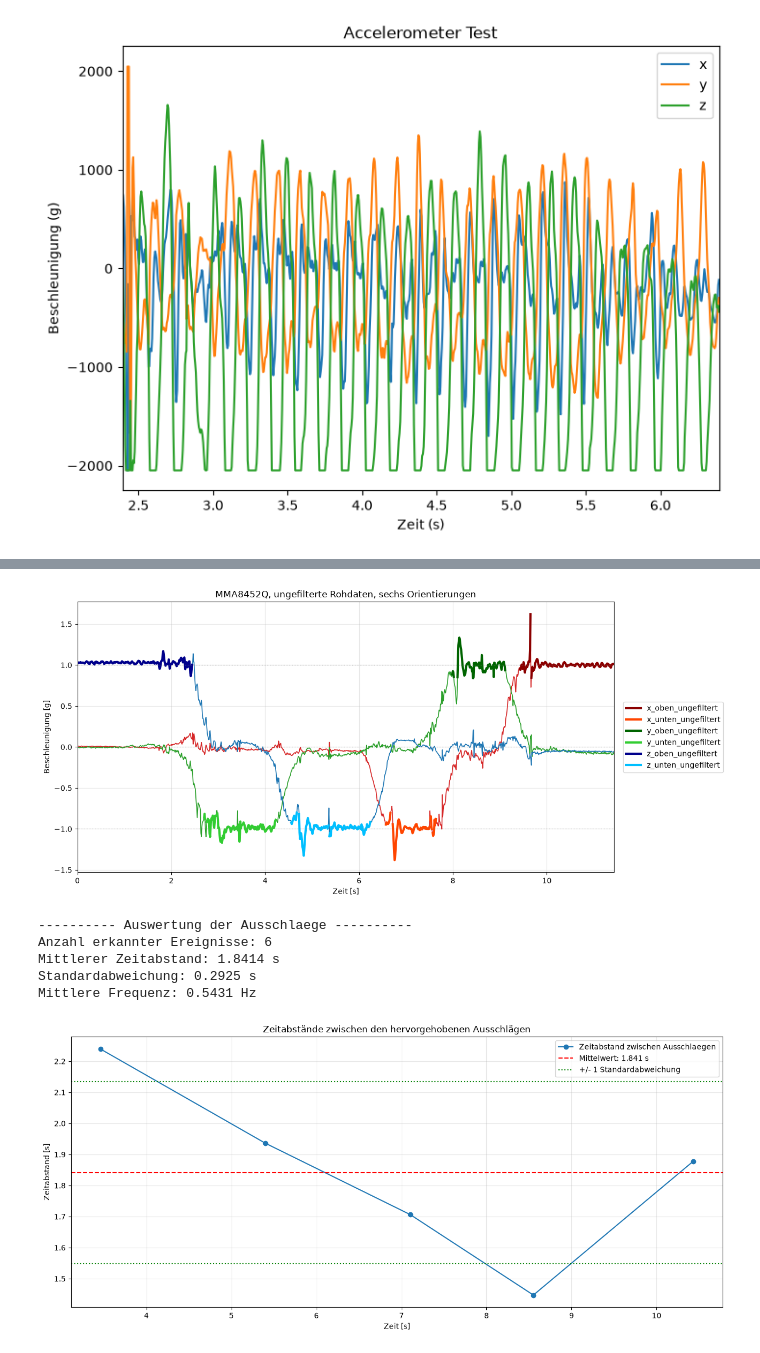
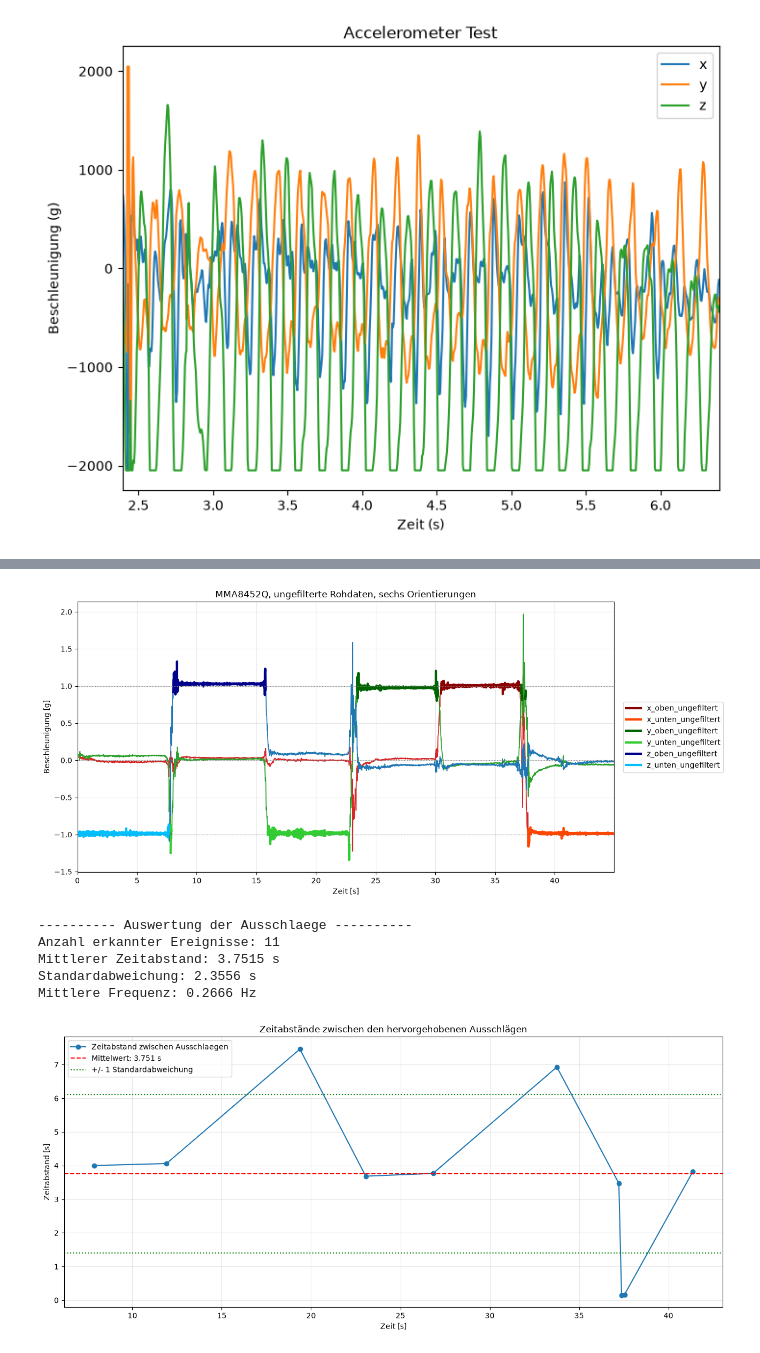
Before and after one commit to Luisa-Kneppel/Biosignalverarbeitung, a Jupyter notebook: Labor_Notebooks/Lab1_Visualisierung_Messdaten.ipynb, the cells around one changed output, grey strips where cells are left out. Drawn from its saved outputs; the diff is of its cells as text; code cells hidden in the pictures.

```diff
--- a/Labor_Notebooks/Lab1_Visualisierung_Messdaten.ipynb
+++ b/Labor_Notebooks/Lab1_Visualisierung_Messdaten.ipynb
@@ -43,7 +43,7 @@ plt.show()
 #import recorded .csv Files and store them in a dataframe
 # CSV-Datei einlesen
 
-df = pd.read_csv('./data/IMU_4G.csv', sep=';', names=['x', 'y', 'z', 'Time'], header=None)
+df = pd.read_csv('./data/IMU_8G.csv', sep=';', names=['x', 'y', 'z', 'Time'], header=None)
 
 # Zeit von Millisekunden in Sekunden umrechnen
 df['Time'] = df['Time'].div(1000)
@@ -77,9 +77,6 @@ plt.show()
 # %%
-import numpy as np
-import pandas as pd
-import matplotlib.pyplot as plt
 
-# ---------- Einstellungen ----------
+#---------- Einstellungen ----------
 DATEI = "./data/x_y_z_IMU.csv"
 LSB_PRO_G = 1024           # ±2 g: 1024 Rohwerte = 1 g
 SCHWELLE_HOCH = 0.8        # Achse gilt als "oben/unten", wenn |a| > 0,8 g
@@ -87,7 +84,7 @@ SCHWELLE_NIEDRIG = 0.3     # und die beiden anderen Achsen < 0,3 g
 
 # ---------- Daten einlesen ----------
 df = pd.read_csv(DATEI, sep=";", header=None, encoding="utf-8-sig",
-                 names=["t_us", "ax_raw", "ay_raw", "az_raw"])
+                 names=["ax_raw", "ay_raw", "az_raw", "t_us"])
 df = df.apply(pd.to_numeric, errors="coerce").dropna()
 
 t = (df["t_us"].to_numpy() - df["t_us"].iloc[0]) * 1e-6
@@ -134,9 +131,9 @@ plt.savefig("diagramm_nummer6.png", dpi=200, bbox_inches="tight")
 plt.show()
 
 
-# ==========================================================
+
 # ABSTANDE ZWISCHEN DEN DICK HERVORGEHOBENEN AUSSCHLAEGEN
-# ==========================================================
+
 
 # Zeitpunkte aller erkannten Ausschlaege sammeln
 alle_zeitpunkte = []
@@ -227,40 +224,40 @@ if len(abstaende) >= 2:
         linestyle="--",
         label=f"Mittelwert: {mittelwert:.3f} s"
     )
 
     plt.axhline(
         mittelwert + standardabweichung,
         color="green",
         linestyle=":",
         label="+/- 1 Standardabweichung"
     )
 
     plt.axhline(
         mittelwert - standardabweichung,
         color="green",
         linestyle=":"
     )
 
     plt.xlabel("Zeit [s]")
     plt.ylabel("Zeitabstand [s]")
     plt.title("Zeitabstände zwischen den hervorgehobenen Ausschlägen")
     plt.grid(True, alpha=0.3)
     plt.legend()
     plt.tight_layout()
 
     plt.savefig("abstaende_ausschlaege_nummer8.png", dpi=200)
     plt.show()
 
 else:
     print("Nicht genügend Ausschläge für die Berechnung vorhanden.")
 # %% [output]
-[figure, old version]
+[figure, new version]
 ---------- Auswertung der Ausschlaege ----------
-Anzahl erkannter Ereignisse: 6
-Mittlerer Zeitabstand: 1.8414 s
-Standardabweichung: 0.2925 s
-Mittlere Frequenz: 0.5431 Hz
+Anzahl erkannter Ereignisse: 11
+Mittlerer Zeitabstand: 3.7515 s
+Standardabweichung: 2.3556 s
+Mittlere Frequenz: 0.2666 Hz
-[figure, old version]
+[figure, new version]
 # %% [markdown]
 # Filter acceleration data applying different filter techniques
 ## Bandpass filter (Butterworth 4. order)
```
Also changed, not shown: parts of 3 cells of this notebook, 9 other files.
